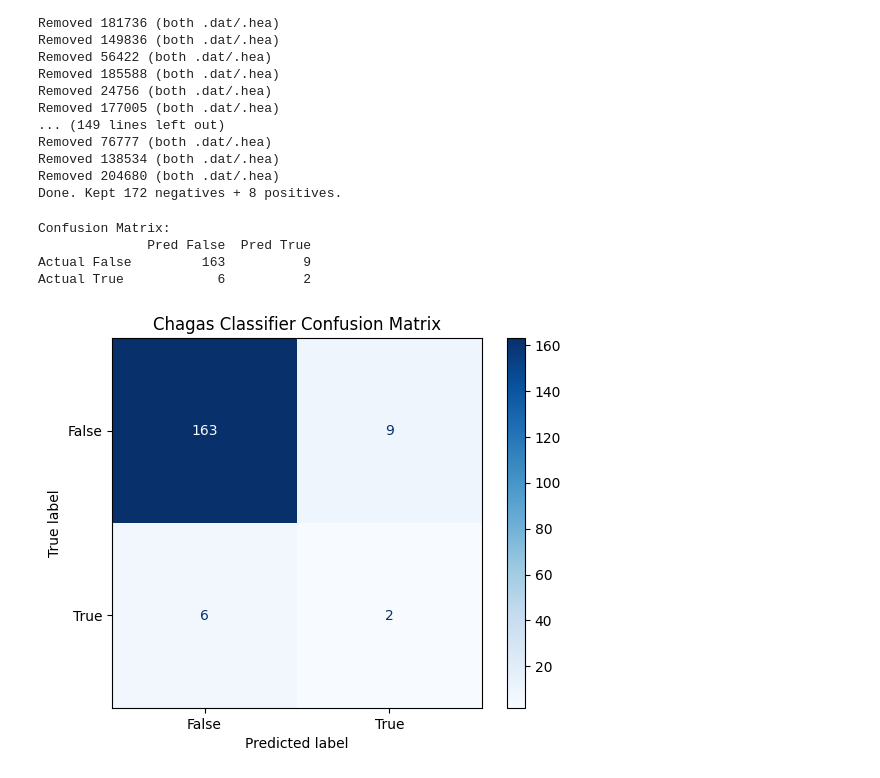
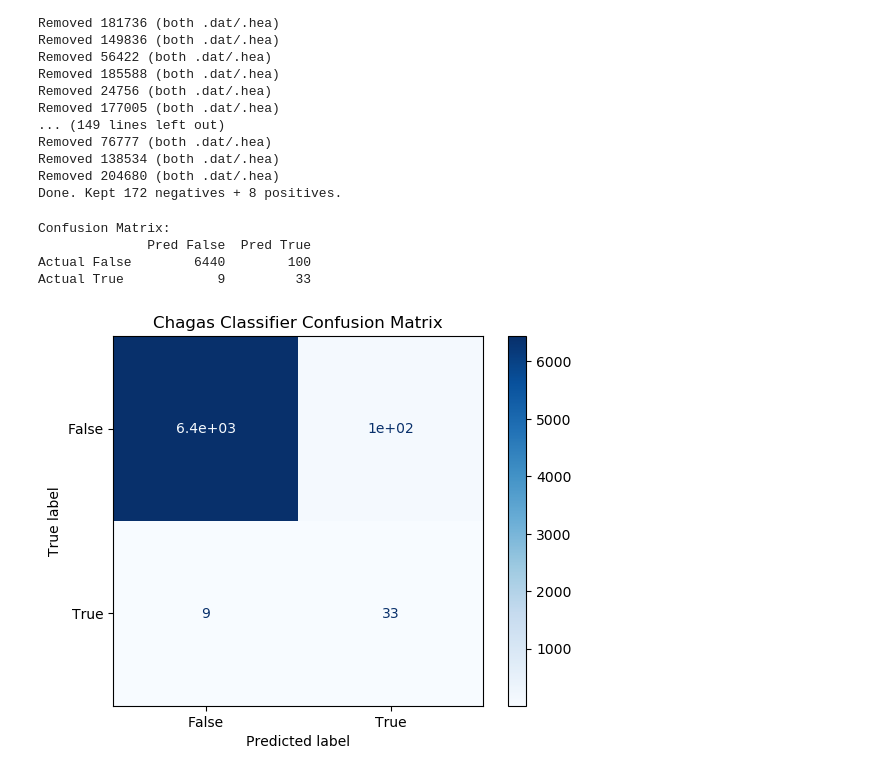
Before and after one commit to sayedsamin/physiowinn, a Jupyter notebook: test.ipynb, the cells around one changed output. Saved outputs shown, nothing was run; the diff lists cells and outputs as text; code cells hidden in the pictures.

```diff
--- a/test.ipynb
+++ b/test.ipynb
@@ -55,75 +55,61 @@ Removed 138534 (both .dat/.hea)
 Removed 204680 (both .dat/.hea)
 Done. Kept 172 negatives + 8 positives.
 # %%
-import os
-import re
-import pandas as pd
+import os, re, numpy as np, pandas as pd
 from sklearn.metrics import confusion_matrix, ConfusionMatrixDisplay
 import matplotlib.pyplot as plt
 
 # ─── CONFIG ────────────────────────────────────────────────────────────────────
-pred_folder = "holdout_outputs"  # your .txt predictions
-data_folder = "holdout_data"     # your .hea ground truth
-threshold   = 0.5                # probability cutoff for positive
-# ────────────────────────────────────────────────────────────────────────────────
+pred_folder = "holdout_outputs"                      # .txt predictions
+data_folder = "/home/physionet/project/data/test"    # .hea ground truth
+threshold   = 0.5                                    # probability cutoff
+# ───────────────────────────────────────────────────────────────────────────────
 
-# Regexes
+# Disable scientific notation everywhere
+np.set_printoptions(suppress=True)
+pd.set_option("display.float_format", lambda x: f"{x:.0f}")
+
 pat_pred_prob  = re.compile(r"Chagas probability:\s*([0-9.eE+-]+)")
 pat_true_label = re.compile(r"# Chagas label:\s*(True|False)")
 
 # 1) Load predictions
 preds = {}
 for fn in os.listdir(pred_folder):
-    if not fn.endswith(".txt"): continue
-    stem = os.path.splitext(fn)[0]
-    text = open(os.path.join(pred_folder, fn)).read()
-    m = pat_pred_prob.search(text)
-    if not m:
-        raise ValueError(f"No probability found in {fn}")
-    prob = float(m.group(1))
-    preds[stem] = (prob >= threshold)
+    if fn.endswith(".txt"):
+        stem = os.path.splitext(fn)[0]
+        prob = float(pat_pred_prob.search(open(os.path.join(pred_folder, fn)).read()).group(1))
+        preds[stem] = (prob >= threshold)
 
 # 2) Load true labels
 trues = {}
 for fn in os.listdir(data_folder):
-    if not fn.endswith(".hea"): continue
-    stem = os.path.splitext(fn)[0]
-    text = open(os.path.join(data_folder, fn)).read()
-    m = pat_true_label.search(text)
-    if not m:
-        raise ValueError(f"No true‐label in {fn}")
-    trues[stem] = (m.group(1) == "True")
+    if fn.endswith(".hea"):
+        stem = os.path.splitext(fn)[0]
+        label = pat_true_label.search(open(os.path.join(data_folder, fn)).read()).group(1)
+        trues[stem] = (label == "True")
 
-# 3) Build DataFrame of only those stems present in both
-records = []
-for stem, y_true in trues.items():
-    if stem not in preds:
-        # either warn or skip
-        print(f"Warning: no prediction for {stem}, skipping")
-        continue
-    y_pred = preds[stem]
-    records.append({"stem": stem, "true": y_true, "pred": y_pred})
+# 3) Build DataFrame of matched records
+df = pd.DataFrame(
+    {"stem": s, "true": trues[s], "pred": preds[s]}
+    for s in trues if s in preds
+)
 
-df = pd.DataFrame(records)
-
-# 4) Compute confusion matrix
+# 4) Confusion matrix
 cm = confusion_matrix(df["true"], df["pred"], labels=[False, True])
 cm_df = pd.DataFrame(cm,
-                     index=["Actual False","Actual True"],
-                     columns=["Pred False","Pred True"])
+                     index=["Actual False", "Actual True"],
+                     columns=["Pred False", "Pred True"])
 
 print("\nConfusion Matrix:")
 print(cm_df)
 
-# Optional: plot it
-disp = ConfusionMatrixDisplay(confusion_matrix=cm,
-                              display_labels=["False","True"])
-disp.plot(cmap=plt.cm.Blues)
+# Optional: plot
+ConfusionMatrixDisplay(cm, display_labels=["False", "True"]).plot(cmap=plt.cm.Blues)
 plt.title("Chagas Classifier Confusion Matrix")
 plt.show()
 # %% [output]
 Confusion Matrix:
               Pred False  Pred True
-Actual False         163          9
-Actual True            6          2
+Actual False        6440        100
+Actual True            9         33
-[figure, old version]
+[figure, new version]
```
Also changed, not shown: parts of 3 cells of this notebook, 10 other files.
